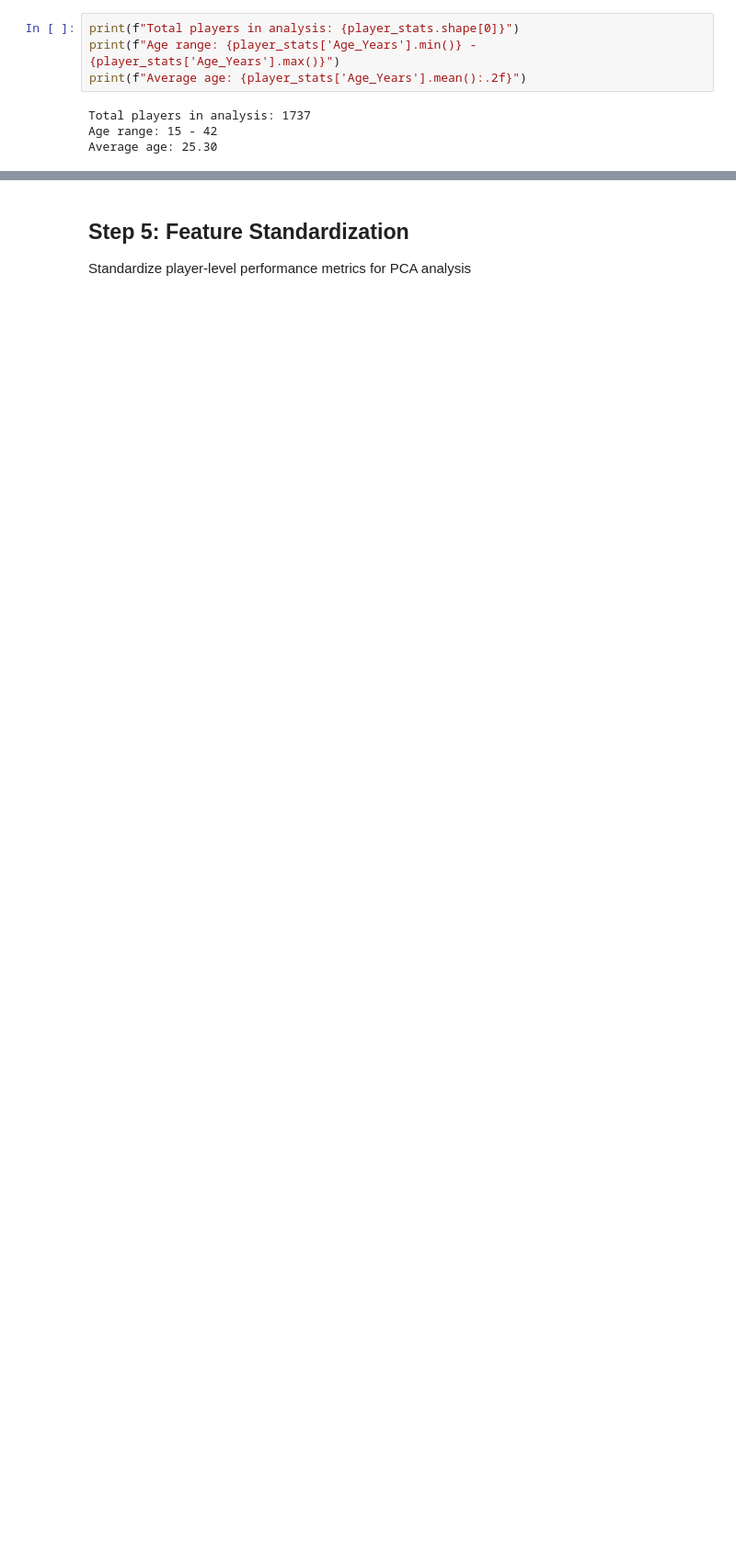
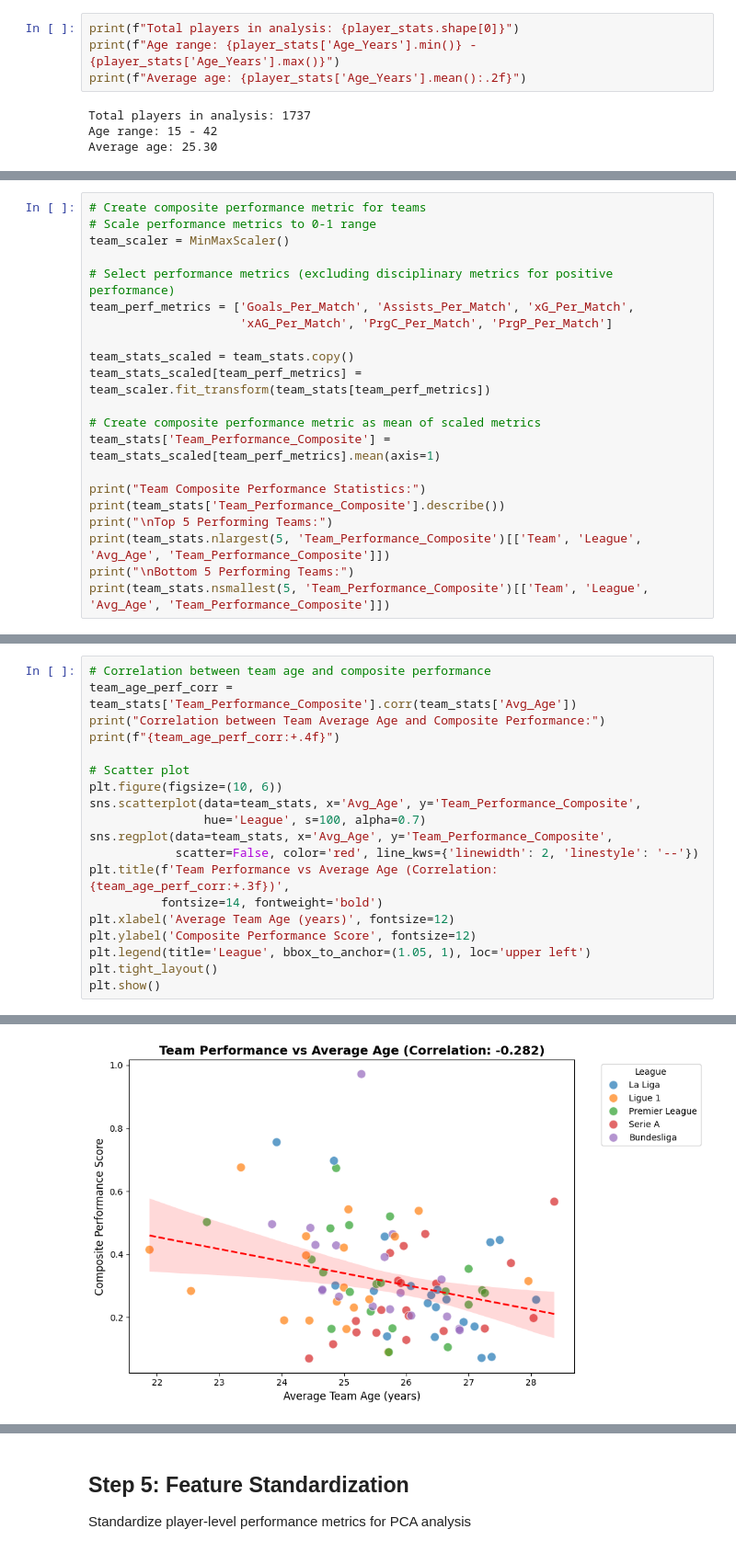
Before and after one commit to Bola-j/Football_Aanlytics_project, a Jupyter notebook: analysis/ques3.ipynb, the cells around one changed output, grey strips where cells are left out. Shown: that part at 92% size. Cells and saved outputs as stored; diff of their text form; blank space fills up the shorter version.

```diff
--- a/analysis/ques3.ipynb
+++ b/analysis/ques3.ipynb
@@ -442,0 +610,21 @@ Average age: 25.30
+# %%
+# Create composite performance metric for teams
+# Scale performance metrics to 0-1 range
+team_scaler = MinMaxScaler()
+
+# Select performance metrics (excluding disciplinary metrics for positive performance)
+team_perf_metrics = ['Goals_Per_Match', 'Assists_Per_Match', 'xG_Per_Match',
+                     'xAG_Per_Match', 'PrgC_Per_Match', 'PrgP_Per_Match']
+
+team_stats_scaled = team_stats.copy()
+team_stats_scaled[team_perf_metrics] = team_scaler.fit_transform(team_stats[team_perf_metrics])
+
+# Create composite performance metric as mean of scaled metrics
+team_stats['Team_Performance_Composite'] = team_stats_scaled[team_perf_metrics].mean(axis=1)
+
+print("Team Composite Performance Statistics:")
+print(team_stats['Team_Performance_Composite'].describe())
+print("\nTop 5 Performing Teams:")
+print(team_stats.nlargest(5, 'Team_Performance_Composite')[['Team', 'League', 'Avg_Age', 'Team_Performance_Composite']])
+print("\nBottom 5 Performing Teams:")
+print(team_stats.nsmallest(5, 'Team_Performance_Composite')[['Team', 'League', 'Avg_Age', 'Team_Performance_Composite']])
@@ -442,0 +649,20 @@ Average age: 25.30
+# %%
+# Correlation between team age and composite performance
+team_age_perf_corr = team_stats['Team_Performance_Composite'].corr(team_stats['Avg_Age'])
+print("Correlation between Team Average Age and Composite Performance:")
+print(f"{team_age_perf_corr:+.4f}")
+
+# Scatter plot
+plt.figure(figsize=(10, 6))
+sns.scatterplot(data=team_stats, x='Avg_Age', y='Team_Performance_Composite',
+                hue='League', s=100, alpha=0.7)
+sns.regplot(data=team_stats, x='Avg_Age', y='Team_Performance_Composite',
+            scatter=False, color='red', line_kws={'linewidth': 2, 'linestyle': '--'})
+plt.title(f'Team Performance vs Average Age (Correlation: {team_age_perf_corr:+.3f})',
+          fontsize=14, fontweight='bold')
+plt.xlabel('Average Team Age (years)', fontsize=12)
+plt.ylabel('Composite Performance Score', fontsize=12)
+plt.legend(title='League', bbox_to_anchor=(1.05, 1), loc='upper left')
+plt.tight_layout()
+plt.show()
+# %% [output]
@@ -442,0 +671 @@ Average age: 25.30
+[figure, added]
```
Also changed, not shown: parts of 21 cells of this notebook, 1 other file.
